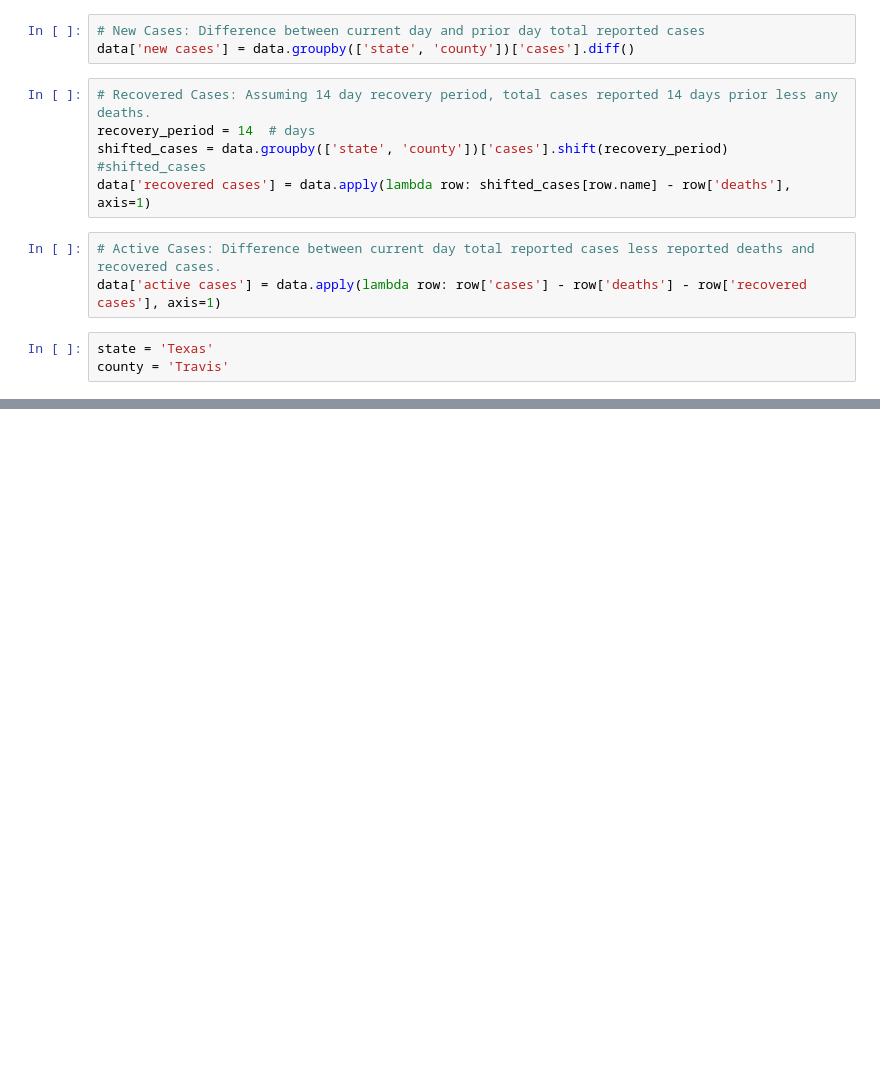
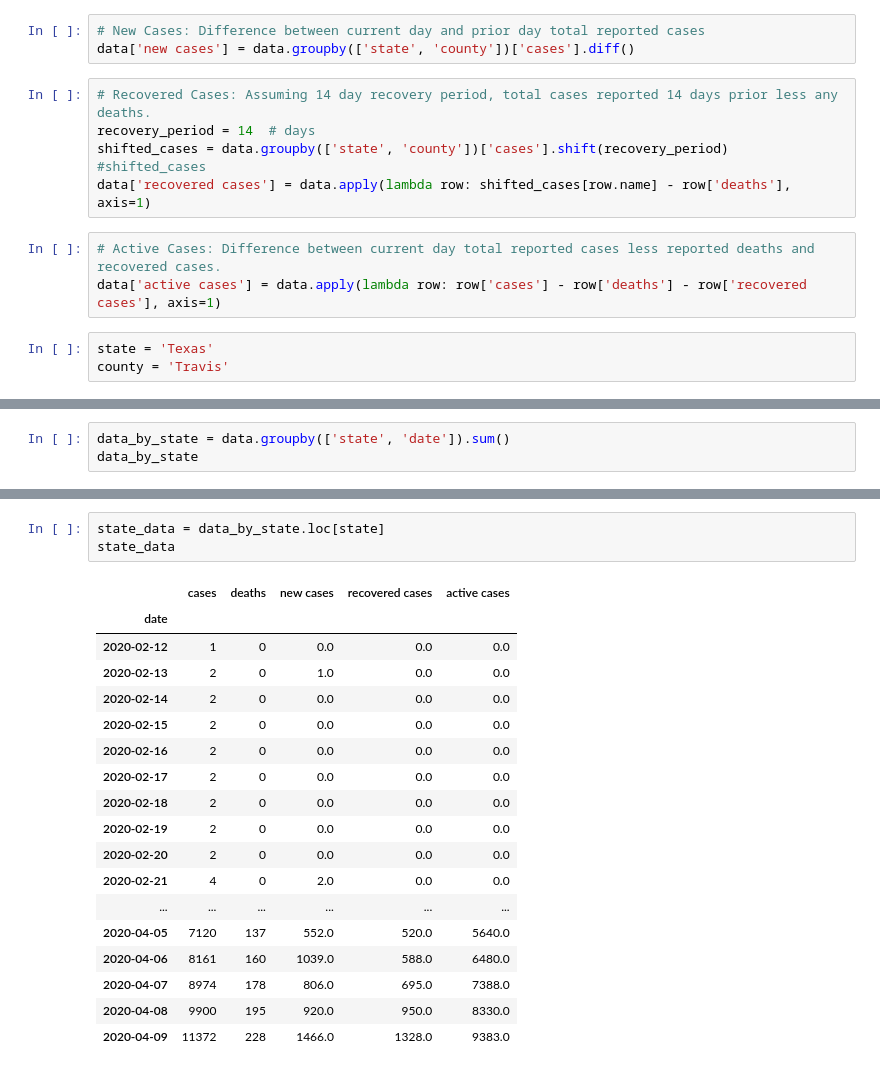
Before and after one commit to tubaman/covid-19-data-analysis, a Jupyter notebook: NY Times COVID-19 Data Analysis.ipynb, the cells around one changed output, grey strips where cells are left out. Cells and saved outputs as stored; diff of their text form; blank space fills up the shorter version.

```diff
--- a/NY Times COVID-19 Data Analysis.ipynb
+++ b/NY Times COVID-19 Data Analysis.ipynb
@@ -71,2 +71,5 @@ county_data.iplot(title=f"{county} County, {state}")
 # %% [output]
 [interactive output not drawn]
+# %%
+data_by_state = data.groupby(['state', 'date']).sum()
+data_by_state
@@ -72,0 +91,22 @@ county_data.iplot(title=f"{county} County, {state}")
+# %%
+state_data = data_by_state.loc[state]
+state_data
+# %% [output]
+|  | cases | deaths | new cases | recovered cases | active cases |
+| date |  |  |  |  |  |
+| 2020-02-12 | 1 | 0 | 0.0 | 0.0 | 0.0 |
+| 2020-02-13 | 2 | 0 | 1.0 | 0.0 | 0.0 |
+| 2020-02-14 | 2 | 0 | 0.0 | 0.0 | 0.0 |
+| 2020-02-15 | 2 | 0 | 0.0 | 0.0 | 0.0 |
+| 2020-02-16 | 2 | 0 | 0.0 | 0.0 | 0.0 |
+| 2020-02-17 | 2 | 0 | 0.0 | 0.0 | 0.0 |
+| 2020-02-18 | 2 | 0 | 0.0 | 0.0 | 0.0 |
+| 2020-02-19 | 2 | 0 | 0.0 | 0.0 | 0.0 |
+| 2020-02-20 | 2 | 0 | 0.0 | 0.0 | 0.0 |
+| 2020-02-21 | 4 | 0 | 2.0 | 0.0 | 0.0 |
+| ... | ... | ... | ... | ... | ... |
+| 2020-04-05 | 7120 | 137 | 552.0 | 520.0 | 5640.0 |
+| 2020-04-06 | 8161 | 160 | 1039.0 | 588.0 | 6480.0 |
+| 2020-04-07 | 8974 | 178 | 806.0 | 695.0 | 7388.0 |
+| 2020-04-08 | 9900 | 195 | 920.0 | 950.0 | 8330.0 |
+| 2020-04-09 | 11372 | 228 | 1466.0 | 1328.0 | 9383.0 |
```
Also changed, not shown: parts of 7 cells of this notebook.
